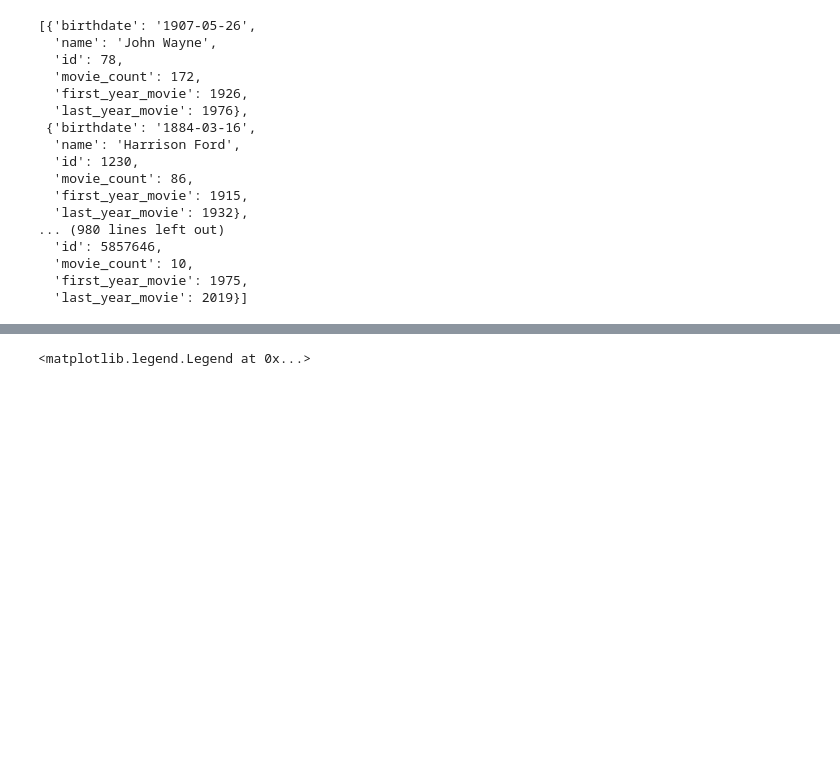
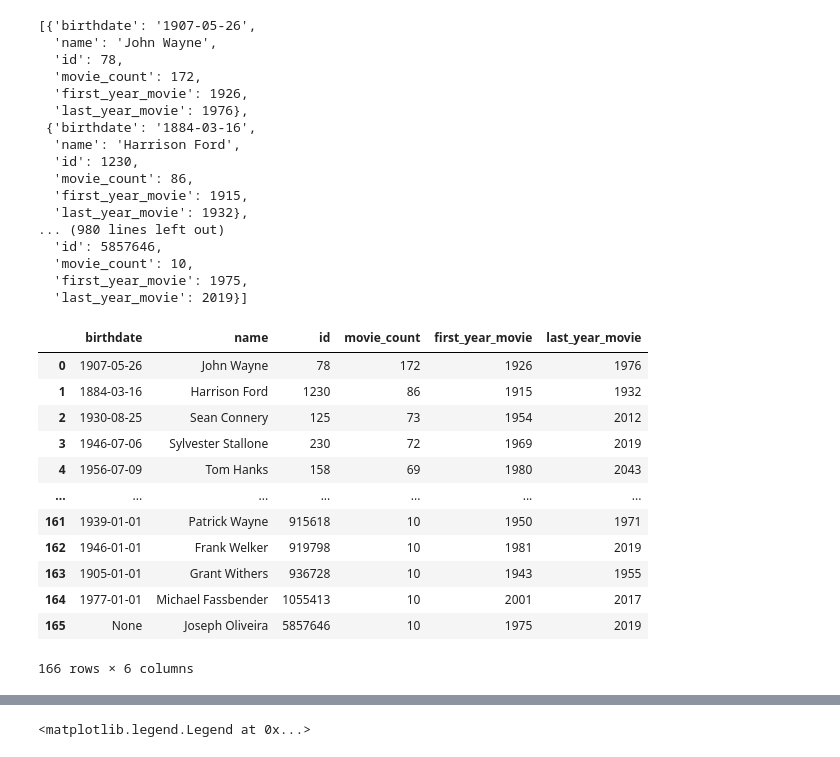
Before and after one commit to valentinegrand/REACT, a Jupyter notebook: NotebookClientRestApiMovie.ipynb, the cells around one changed output, grey strips where cells are left out. Cells and saved outputs as stored; diff of their text form; code cells hidden in the pictures; blank space fills up the shorter version.

```diff
--- a/NotebookClientRestApiMovie.ipynb
+++ b/NotebookClientRestApiMovie.ipynb
@@ -506,6 +506,23 @@ data_flatten
   'movie_count': 10,
   'first_year_movie': 1975,
   'last_year_movie': 2019}]
+# %%
+dfStatsStar = pd.DataFrame(data_flatten)
+dfStatsStar
+# %% [output]
+|  | birthdate | name | id | movie_count | first_year_movie | last_year_movie |
+| 0 | 1907-05-26 | John Wayne | 78 | 172 | 1926 | 1976 |
+| 1 | 1884-03-16 | Harrison Ford | 1230 | 86 | 1915 | 1932 |
+| 2 | 1930-08-25 | Sean Connery | 125 | 73 | 1954 | 2012 |
+| 3 | 1946-07-06 | Sylvester Stallone | 230 | 72 | 1969 | 2019 |
+| 4 | 1956-07-09 | Tom Hanks | 158 | 69 | 1980 | 2043 |
+| ... | ... | ... | ... | ... | ... | ... |
+| 161 | 1939-01-01 | Patrick Wayne | 915618 | 10 | 1950 | 1971 |
+| 162 | 1946-01-01 | Frank Welker | 919798 | 10 | 1981 | 2019 |
+| 163 | 1905-01-01 | Grant Withers | 936728 | 10 | 1943 | 1955 |
+| 164 | 1977-01-01 | Michael Fassbender | 1055413 | 10 | 2001 | 2017 |
+| 165 | None | Joseph Oliveira | 5857646 | 10 | 1975 | 2019 |
+166 rows × 6 columns
 # %%
 dfStatsStar10 = dfStatsStar[:10]#.set_index('name')
 dfStatsStar10
```
Also changed, not shown: parts of 3 cells of this notebook.
